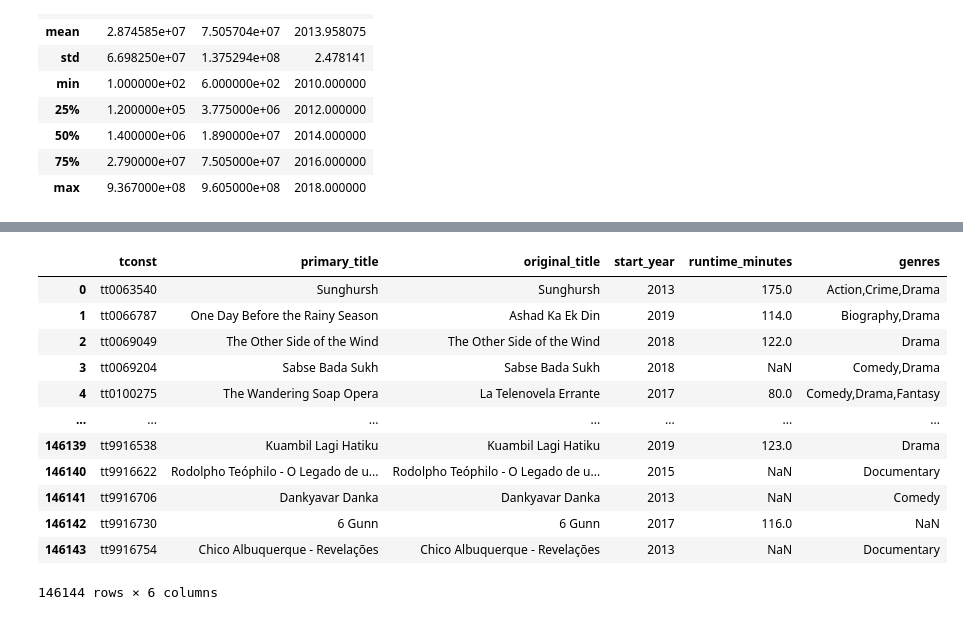
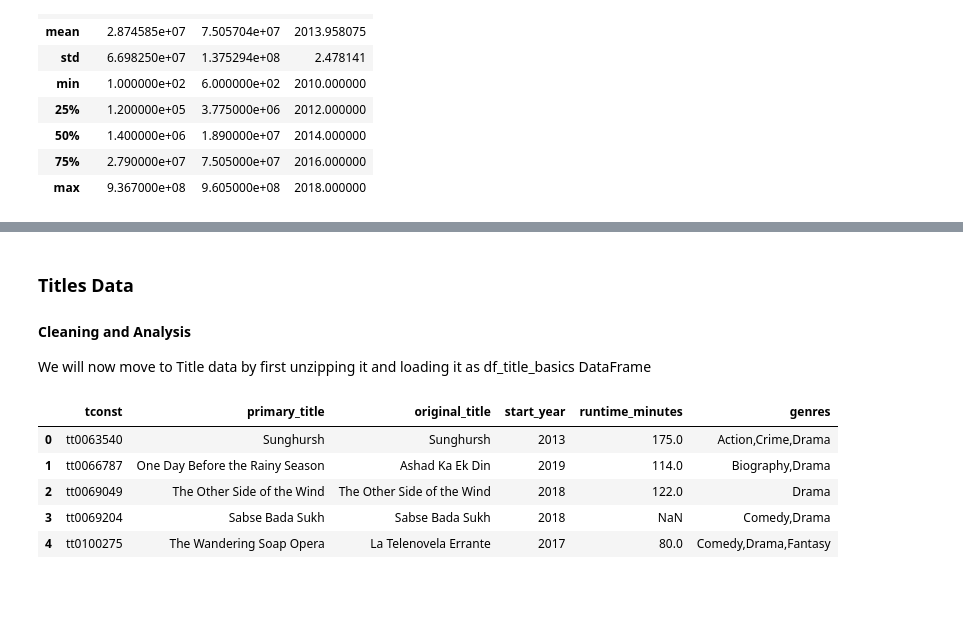
Before and after one commit to PeterMuthoma/Phase1_Project, a Jupyter notebook: student.ipynb, the cells around one changed output, grey strips where cells are left out. Cells and saved outputs as stored; diff of their text form; code cells hidden in the pictures; blank space fills up the shorter version.

```diff
--- a/student.ipynb
+++ b/student.ipynb
@@ -126,18 +268,15 @@ df_movies
+# %% [markdown]
+### Titles Data
+#### Cleaning and Analysis
+We will now move to Title data by first unzipping it and loading it as df_title_basics DataFrame
 # %%
 with gzip.open('imdb.title.basics.csv.gz', 'rb') as d:
     df_title_basics = pd.read_csv(d)
-df_title_basics
+df_title_basics.head()
 # %% [output]
 |  | tconst | primary_title | original_title | start_year | runtime_minutes | genres |
 | 0 | tt0063540 | Sunghursh | Sunghursh | 2013 | 175.0 | Action,Crime,Drama |
 | 1 | tt0066787 | One Day Before the Rainy Season | Ashad Ka Ek Din | 2019 | 114.0 | Biography,Drama |
 | 2 | tt0069049 | The Other Side of the Wind | The Other Side of the Wind | 2018 | 122.0 | Drama |
 | 3 | tt0069204 | Sabse Bada Sukh | Sabse Bada Sukh | 2018 | NaN | Comedy,Drama |
 | 4 | tt0100275 | The Wandering Soap Opera | La Telenovela Errante | 2017 | 80.0 | Comedy,Drama,Fantasy |
-| ... | ... | ... | ... | ... | ... | ... |
-| 146139 | tt9916538 | Kuambil Lagi Hatiku | Kuambil Lagi Hatiku | 2019 | 123.0 | Drama |
-| 146140 | tt9916622 | Rodolpho Teóphilo - O Legado de u... | Rodolpho Teóphilo - O Legado de u... | 2015 | NaN | Documentary |
-| 146141 | tt9916706 | Dankyavar Danka | Dankyavar Danka | 2013 | NaN | Comedy |
-| 146142 | tt9916730 | 6 Gunn | 6 Gunn | 2017 | 116.0 | NaN |
-| 146143 | tt9916754 | Chico Albuquerque - Revelações | Chico Albuquerque - Revelações | 2013 | NaN | Documentary |
-146144 rows × 6 columns
```
Also changed, not shown: parts of 54 cells of this notebook.
